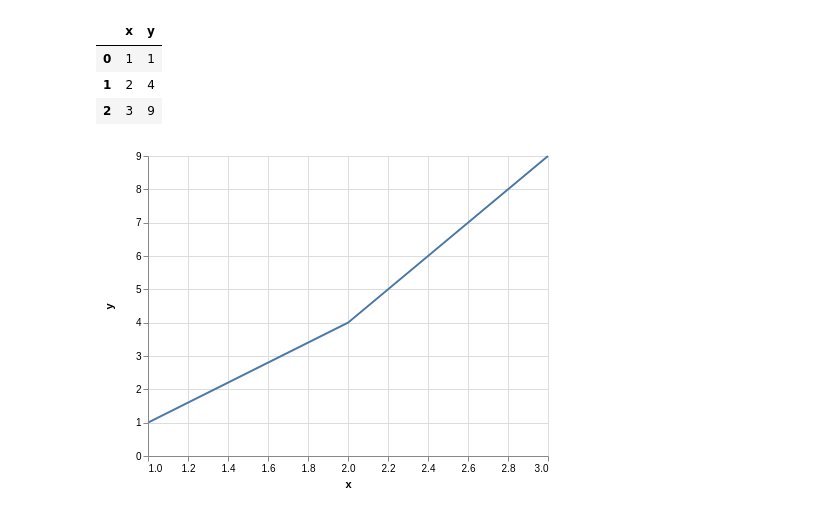
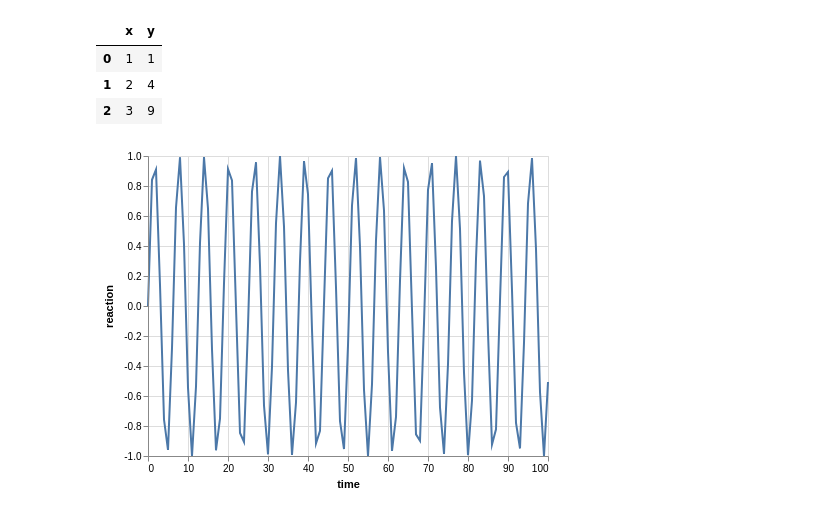
Before and after one commit to ntnu-kt/ntnu.kt, a Jupyter notebook: docs/kurs_2018-11-05/Part-2_Scientific.ipynb, the cells around one changed output. Drawn from its saved outputs; the diff is of its cells as text; code cells hidden in the pictures.

```diff
--- a/docs/kurs_2018-11-05/Part-2_Scientific.ipynb
+++ b/docs/kurs_2018-11-05/Part-2_Scientific.ipynb
@@ -50,0 +148,5 @@ data = pd.DataFrame({"x": [1,2,3], "y": [1, 4, 9]})
+# %%
+x = np.linspace(0, 100, 101)
+y = np.sin(x)
+
+data2 = pd.DataFrame({"time": x, "reaction": y})
@@ -60,9 +166,9 @@ data
 | 1 | 2 | 4 |
 | 2 | 3 | 9 |
 # %%
-alt.Chart(data).mark_line().encode(
-    x = "x",
-    y = "y"
+alt.Chart(data2).mark_line().encode(
+    x = "time",
+    y = "reaction"
 )
 # %% [output]
-[figure, old version]
+[figure, new version]
```
Also changed, not shown: parts of 24 cells of this notebook.
